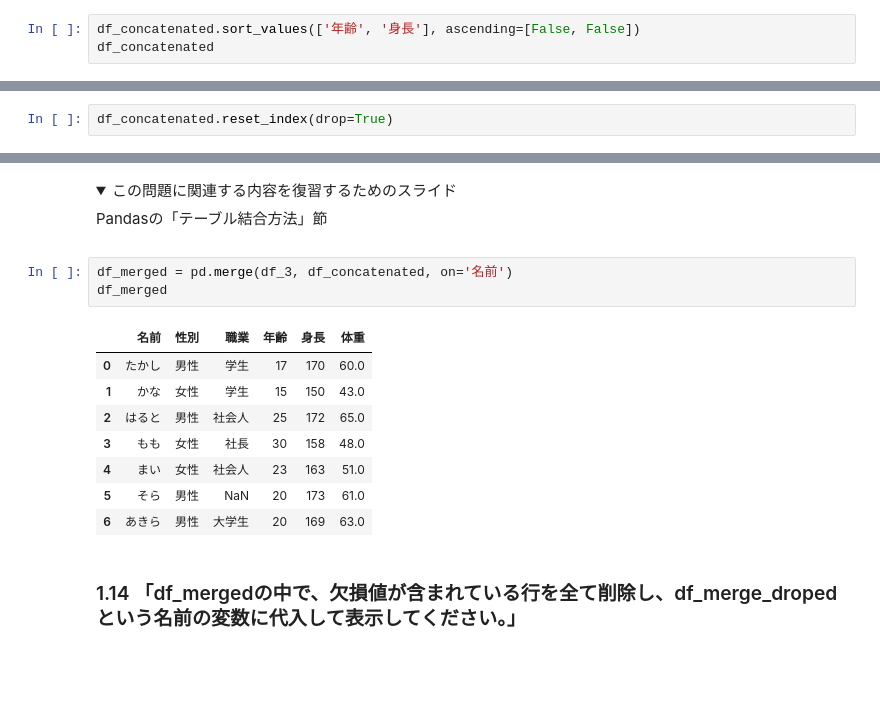
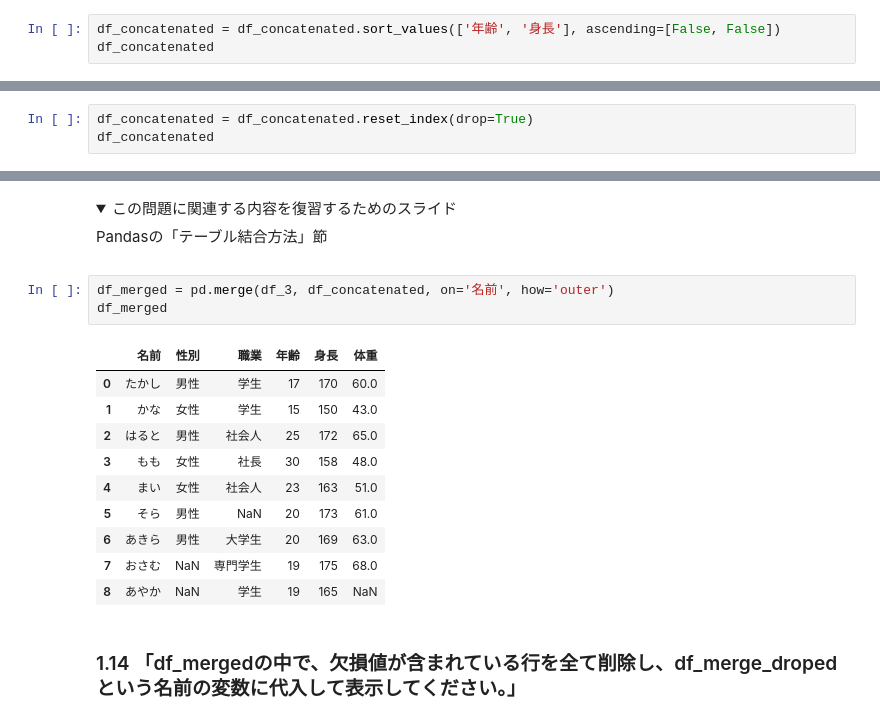
Before and after one commit to kaigitt/GoogleColab, a Jupyter notebook: 【砂川快斗】Pandas_提出課題_editor_ipynb_のコピー.ipynb, the cells around one changed output, grey strips where cells are left out. Cells and saved outputs as stored; diff of their text form; folded sections open; blank space fills up the shorter version.

```diff
--- a/【砂川快斗】Pandas_提出課題_editor_ipynb_のコピー.ipynb
+++ b/【砂川快斗】Pandas_提出課題_editor_ipynb_のコピー.ipynb
@@ -107,7 +107,7 @@ df_concatenated
 Pandasの「加工処理」節
 </details>
 # %%
-df_concatenated.sort_values(['年齢', '身長'], ascending=[False, False])
+df_concatenated = df_concatenated.sort_values(['年齢', '身長'], ascending=[False, False])
 df_concatenated
 # %% [output]
 |  | 名前 | 職業 | 年齢 | 身長 | 体重 |
@@ -131,6 +131,7 @@ df_concatenated
 Pandasの「加工処理」節
 </details>
 # %%
-df_concatenated.reset_index(drop=True)
+df_concatenated = df_concatenated.reset_index(drop=True)
+df_concatenated
 # %% [output]
 |  | 名前 | 職業 | 年齢 | 身長 | 体重 |
@@ -275,17 +276,19 @@ df_3
 Pandasの「テーブル結合方法」節
 </details>
 # %%
-df_merged = pd.merge(df_3, df_concatenated, on='名前')
+df_merged = pd.merge(df_3, df_concatenated, on='名前', how='outer')
 df_merged
 # %% [output]
 |  | 名前 | 性別 | 職業 | 年齢 | 身長 | 体重 |
 | 0 | たかし | 男性 | 学生 | 17 | 170 | 60.0 |
 | 1 | かな | 女性 | 学生 | 15 | 150 | 43.0 |
 | 2 | はると | 男性 | 社会人 | 25 | 172 | 65.0 |
 | 3 | もも | 女性 | 社長 | 30 | 158 | 48.0 |
 | 4 | まい | 女性 | 社会人 | 23 | 163 | 51.0 |
 | 5 | そら | 男性 | NaN | 20 | 173 | 61.0 |
 | 6 | あきら | 男性 | 大学生 | 20 | 169 | 63.0 |
+| 7 | おさむ | NaN | 専門学生 | 19 | 175 | 68.0 |
+| 8 | あやか | NaN | 学生 | 19 | 165 | NaN |
 # %% [markdown]
 ### 1.14 「df_mergedの中で、欠損値が含まれている行を全て削除し、df_merge_dropedという名前の変数に代入して表示してください。」
 # %% [markdown]
```
Also changed, not shown: parts of 8 cells of this notebook.
